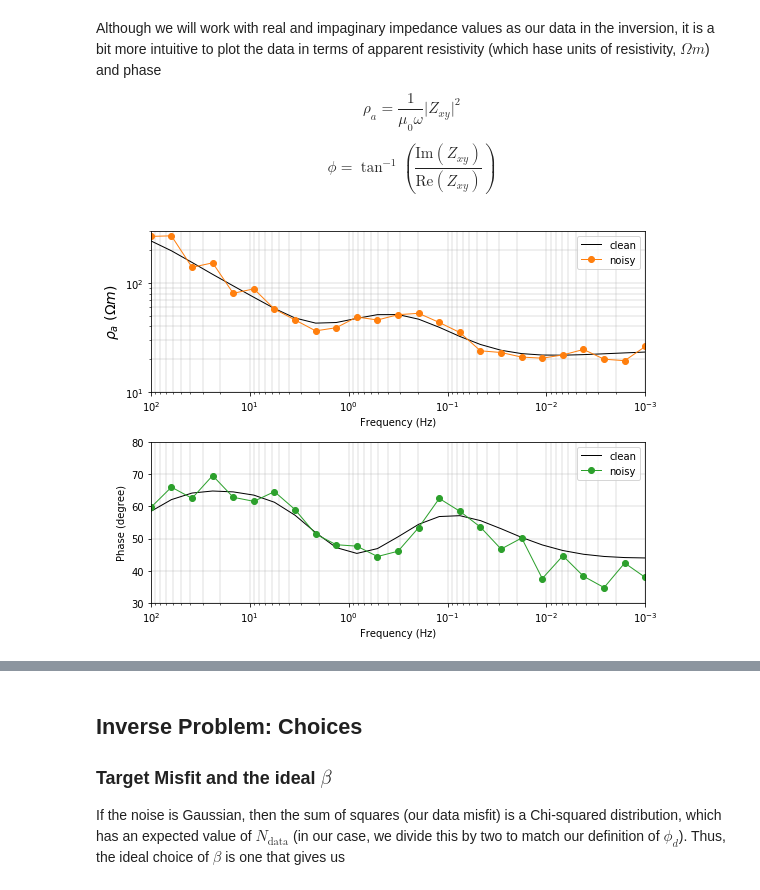
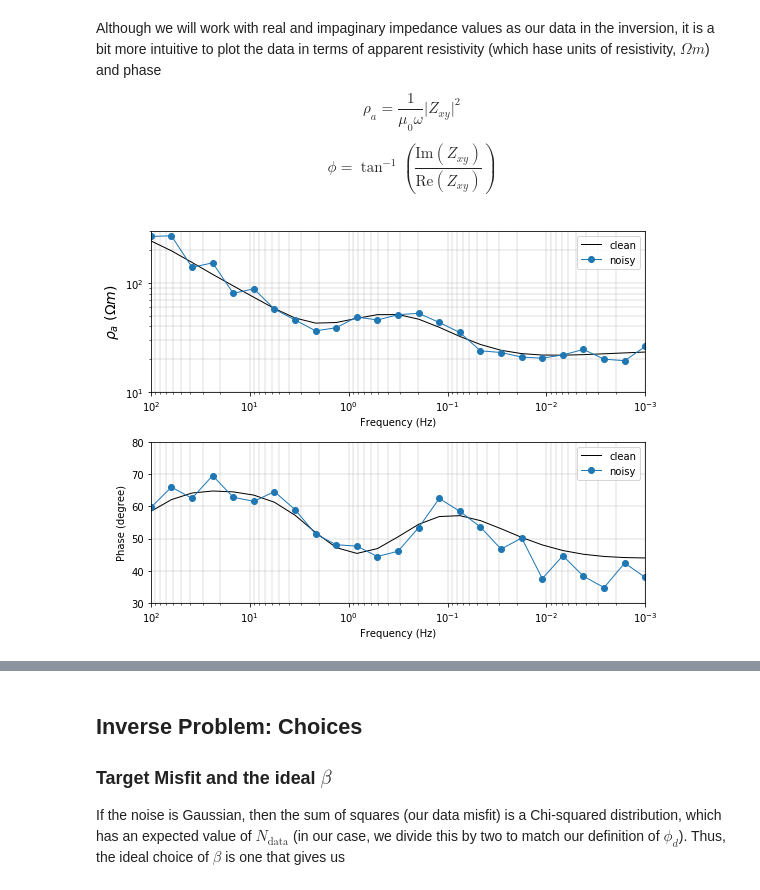
Before and after one commit to simpeg/tle-magnetotelluric_inversion, a Jupyter notebook: 3_MT1D_5layer_inversion.ipynb, the cells around one changed output, grey strips where cells are left out. Cells and saved outputs as stored; diff of their text form; code cells hidden in the pictures.

```diff
--- a/3_MT1D_5layer_inversion.ipynb
+++ b/3_MT1D_5layer_inversion.ipynb
@@ -278,27 +278,27 @@ app_res_obs, phase_obs = appres_phase_from_data(survey.dobs, frequency)
 # %%
 fig, ax = plt.subplots(2, 1, figsize=(8,6))
 
 # apparent resistivity
 ax[0].loglog(frequency, app_res_true, '-k', lw=1, label="clean")
-ax[0].loglog(frequency, app_res_obs, '-oC1', lw=1, label="noisy")
+ax[0].loglog(frequency, app_res_obs, '-o', lw=1, label="noisy")
 ax[0].set_ylabel("$\\rho_a \ (\Omega m)$", fontsize = 14)
 ax[0].set_ylim([10, 3e2])
 
 # phase
 ax[1].semilogx(frequency, phase_true, '-k', lw=1, label="clean")
-ax[1].semilogx(frequency, phase_obs, '-oC2', lw=1, label="noisy")
+ax[1].semilogx(frequency, phase_obs, '-o', lw=1, label="noisy")
 ax[1].set_ylabel("Phase (degree)")
 ax[1].set_ylim([30, 80])
 
 for a in ax:
     a.grid(True, which='both', linewidth=0.4)
     a.legend()
     a.set_xlim(frequency.max(), frequency.min())
     a.set_xlabel("Frequency (Hz)")
 
 plt.tight_layout()
 # %% [output]
-[figure, old version]
+[figure, new version]
 # %% [markdown]
 ## Inverse Problem: Machinery
 
```
Also changed, not shown: parts of 11 cells of this notebook, 8 other files.
